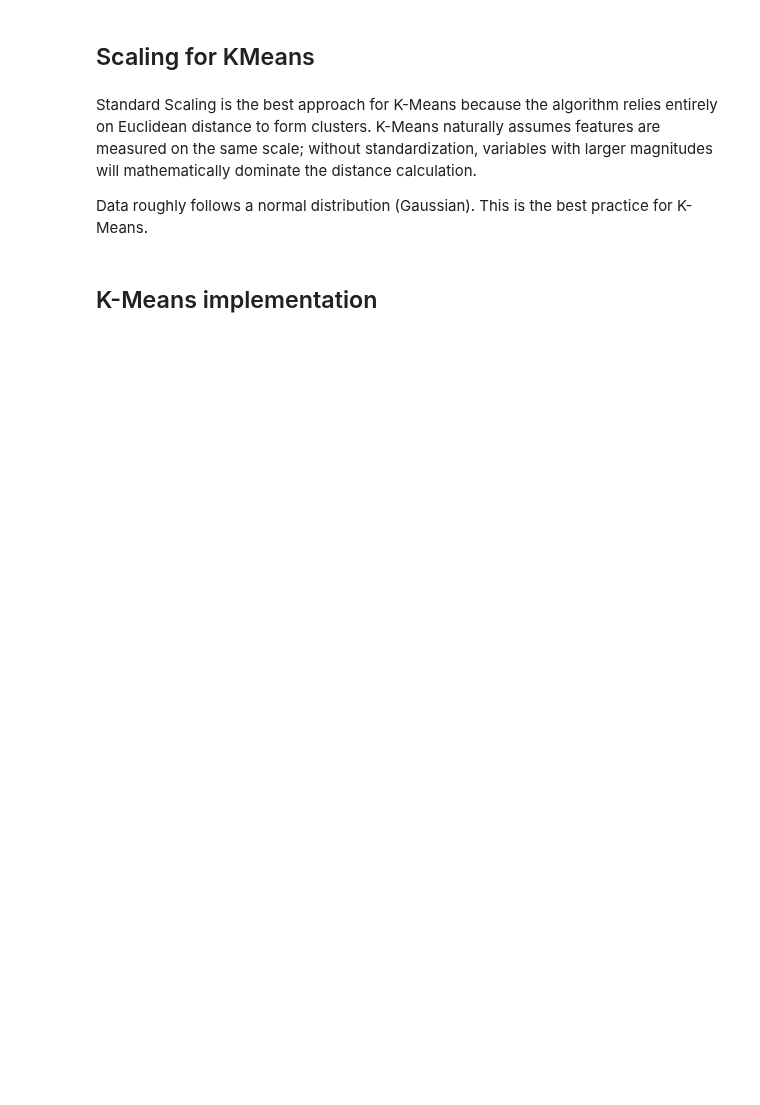
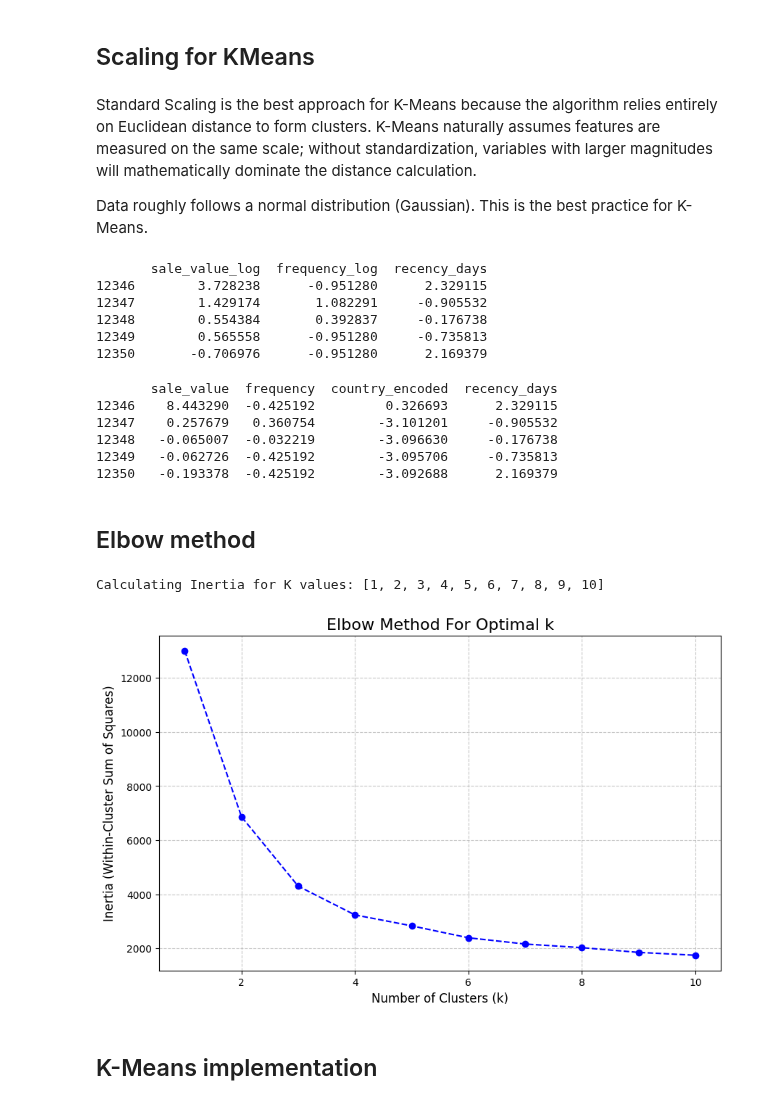
Before and after one commit to CaballeroRAR/ds_projects_collabs, a Jupyter notebook: 1-cluster_retail_uci/notebook/cluster_retail.ipynb, the cells around one changed output. Drawn from its saved outputs; the diff is of its cells as text; code cells hidden in the pictures; blank space fills up the shorter version.

Commit message:
Add elbow method, implement KMeans, PCA and PCA visualization functions

```diff
--- a/1-cluster_retail_uci/notebook/cluster_retail.ipynb
+++ b/1-cluster_retail_uci/notebook/cluster_retail.ipynb
@@ -785,4 +817,42 @@ cols_to_scale = ['sale_value_log', 'frequency_log', 'recency_days']
 
 df_scaled, scaler = apply_standard_scaling(df_test_log, cols_to_scale)
 
-# print(df_scaled.head())
+print(df_scaled.head())
+# %% [output]
+       sale_value_log  frequency_log  recency_days
+12346        3.728238      -0.951280      2.329115
+12347        1.429174       1.082291     -0.905532
+12348        0.554384       0.392837     -0.176738
+12349        0.565558      -0.951280     -0.735813
+12350       -0.706976      -0.951280      2.169379
+# %%
+# Scale another version of the dataframe with 4 features
+
+df_rfm_b = df_fe_b.groupby(by='customer_id', as_index=False).agg(
+    sale_value=('sale_total','sum'),
+    frequency=('invoice','nunique'),
+    last_invoice_date=('invoicedate','max'),
+    country_encoded=('country_encoded', 'max')
+)
+
+df_rfm_b['recency_days'] = (max_date - df_rfm_b['last_invoice_date']).dt.days # Agregate recency in days "R"
+
+df_rfm_b.drop(columns=['last_invoice_date'], inplace=True)
+
+
+df_rfm_b = set_column_as_index(df_rfm_b, 'customer_id') # Implement withou re ordering
+
+cols_to_scale = ['sale_value_log', 'frequency_log', 'recency_days', 'country_encoded']
+
+df_scaled_beta, scaler_b = apply_standard_scaling(df_rfm_b)
+
+print(df_scaled_beta.head())
+# %% [output]
+       sale_value  frequency  country_encoded  recency_days
+12346    8.443290  -0.425192         0.326693      2.329115
+12347    0.257679   0.360754        -3.101201     -0.905532
+12348   -0.065007  -0.032219        -3.096630     -0.176738
+12349   -0.062726  -0.425192        -3.095706     -0.735813
+12350   -0.193378  -0.425192        -3.092688      2.169379
+# %% [markdown]
+## Elbow method
@@ -788,0 +861,5 @@ df_scaled, scaler = apply_standard_scaling(df_test_log, cols_to_scale)
+# %%
+plot_elbow_method(df_scaled, k_range=range(1,11)) # Original df_scaled dataframe does not converge into a observable elbow. So will add other features to check behavior
+# %% [output]
+Calculating Inertia for K values: [1, 2, 3, 4, 5, 6, 7, 8, 9, 10]
+[figure, added]
```
Also changed, not shown: parts of 23 cells of this notebook, 2 other files.
